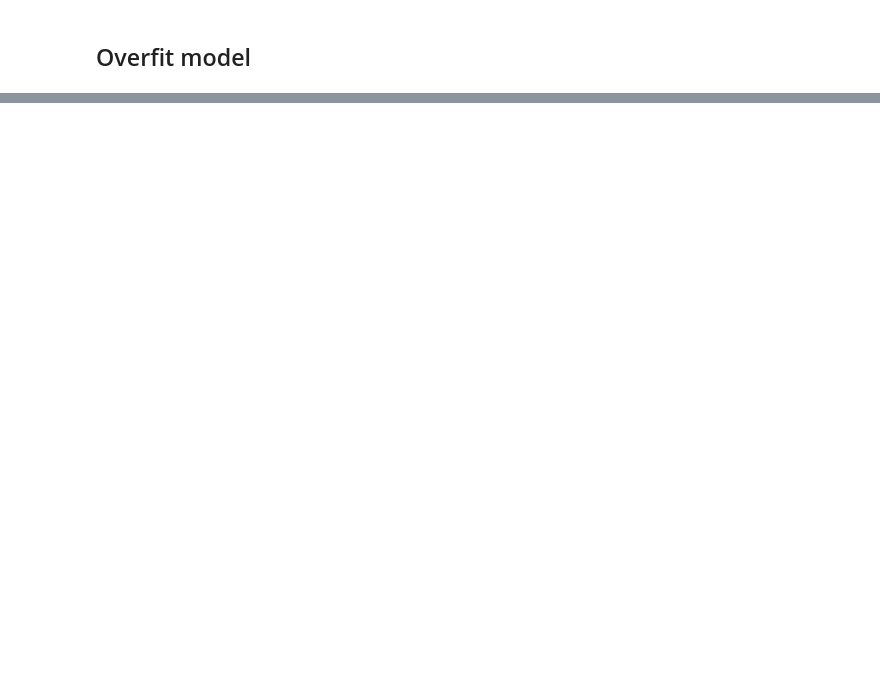
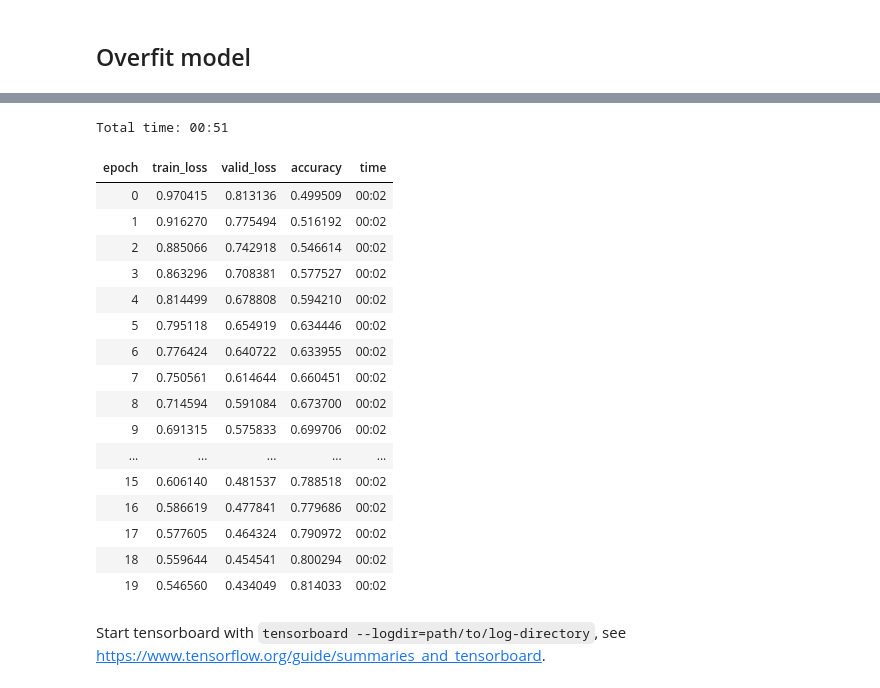
Before and after one commit to MicPie/fastai-pytorch-course-vienna, a Jupyter notebook: PyTorch_3_debugging.ipynb, the cells around one changed output, grey strips where cells are left out. Cells and saved outputs as stored; diff of their text form; code cells hidden in the pictures; blank space fills up the shorter version.

```diff
--- a/PyTorch_3_debugging.ipynb
+++ b/PyTorch_3_debugging.ipynb
@@ -51,0 +229,29 @@ BdbQuit:
+# %%
+learn = cnn_learner(data, models.resnet18, metrics=[accuracy])
+# %%
+proj_id = 'too_low_lr'
+tboard_path = Path('data/tensorboard/' + proj_id)
+learn.callback_fns.append(partial(LearnerTensorboardWriter, base_dir=tboard_path, name='Learner'))
+# %%
+learn.fit(20, lr=1e-6)
+# %% [output]
+Total time: 00:51
+| epoch | train_loss | valid_loss | accuracy | time |
+| 0 | 0.970415 | 0.813136 | 0.499509 | 00:02 |
+| 1 | 0.916270 | 0.775494 | 0.516192 | 00:02 |
+| 2 | 0.885066 | 0.742918 | 0.546614 | 00:02 |
+| 3 | 0.863296 | 0.708381 | 0.577527 | 00:02 |
+| 4 | 0.814499 | 0.678808 | 0.594210 | 00:02 |
+| 5 | 0.795118 | 0.654919 | 0.634446 | 00:02 |
+| 6 | 0.776424 | 0.640722 | 0.633955 | 00:02 |
+| 7 | 0.750561 | 0.614644 | 0.660451 | 00:02 |
+| 8 | 0.714594 | 0.591084 | 0.673700 | 00:02 |
+| 9 | 0.691315 | 0.575833 | 0.699706 | 00:02 |
+| ... | ... | ... | ... | ... |
+| 15 | 0.606140 | 0.481537 | 0.788518 | 00:02 |
+| 16 | 0.586619 | 0.477841 | 0.779686 | 00:02 |
+| 17 | 0.577605 | 0.464324 | 0.790972 | 00:02 |
+| 18 | 0.559644 | 0.454541 | 0.800294 | 00:02 |
+| 19 | 0.546560 | 0.434049 | 0.814033 | 00:02 |
+# %% [markdown]
+Start tensorboard with `tensorboard --logdir=path/to/log-directory`, see https://www.tensorflow.org/guide/summaries_and_tensorboard.
```
Also changed, not shown: parts of 44 cells of this notebook.
